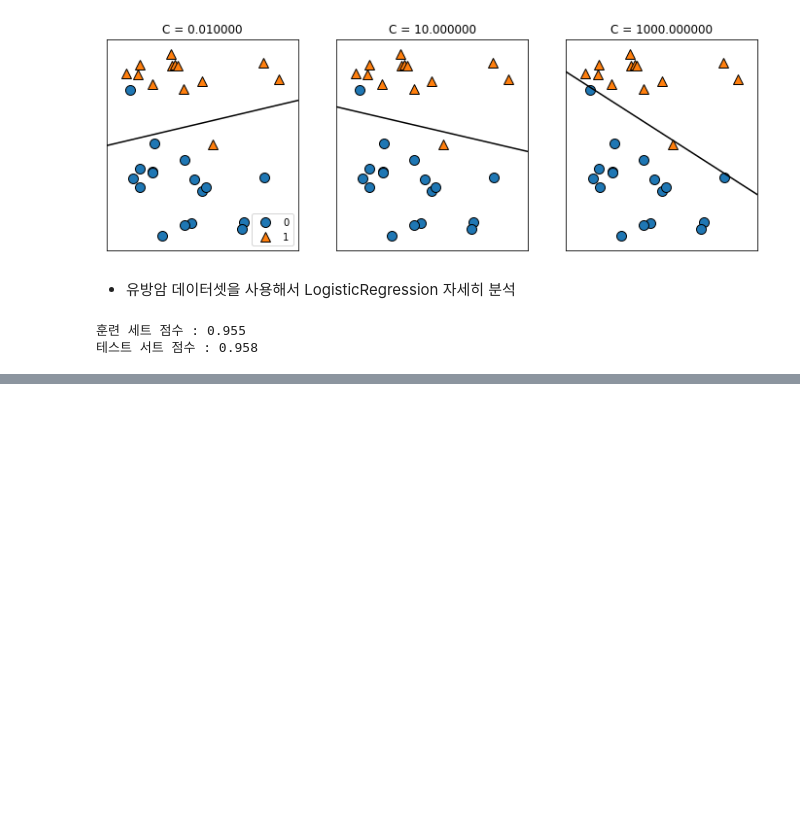
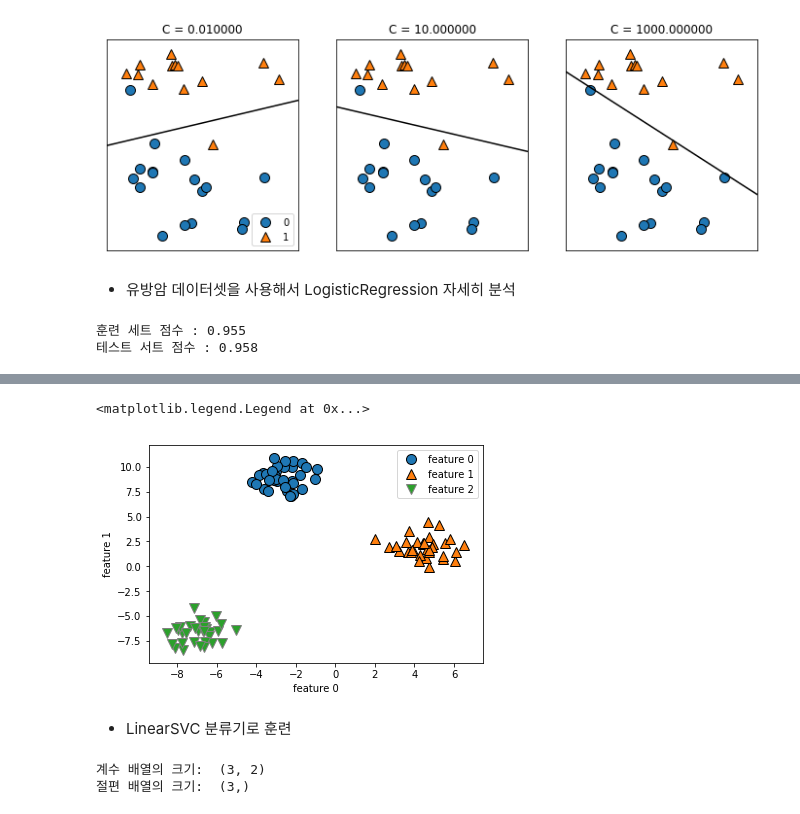
Before and after one commit to sooooner/ML_whit_python, a Jupyter notebook: ML_with_python_CH2_linear.ipynb, the cells around one changed output, grey strips where cells are left out. Cells and saved outputs as stored; diff of their text form; code cells hidden in the pictures; blank space fills up the shorter version.

```diff
--- a/ML_with_python_CH2_linear.ipynb
+++ b/ML_with_python_CH2_linear.ipynb
@@ -234,0 +292,20 @@ print('테스트 서트 점수 : {:.3f}'.format(logreg.score(X_test, y_test)))
+# %%
+from sklearn.datasets import make_blobs
+
+X, y = make_blobs(random_state=42)
+mglearn.discrete_scatter(X[:, 0], X[:, 1], y)
+plt.xlabel('feature 0')
+plt.ylabel('feature 1')
+plt.legend(['feature 0', 'feature 1', 'feature 2'])
+# %% [output]
+<matplotlib.legend.Legend at 0x...>
+[figure, added]
+# %% [markdown]
++ LinearSVC 분류기로 훈련
+# %%
+linear_svm = LinearSVC().fit(X, y)
+print('계수 배열의 크기: ', linear_svm.coef_.shape)
+print('절편 배열의 크기: ', linear_svm.intercept_.shape)
+# %% [output]
+계수 배열의 크기:  (3, 2)
+절편 배열의 크기:  (3,)
```
Also changed, not shown: parts of 13 cells of this notebook.
